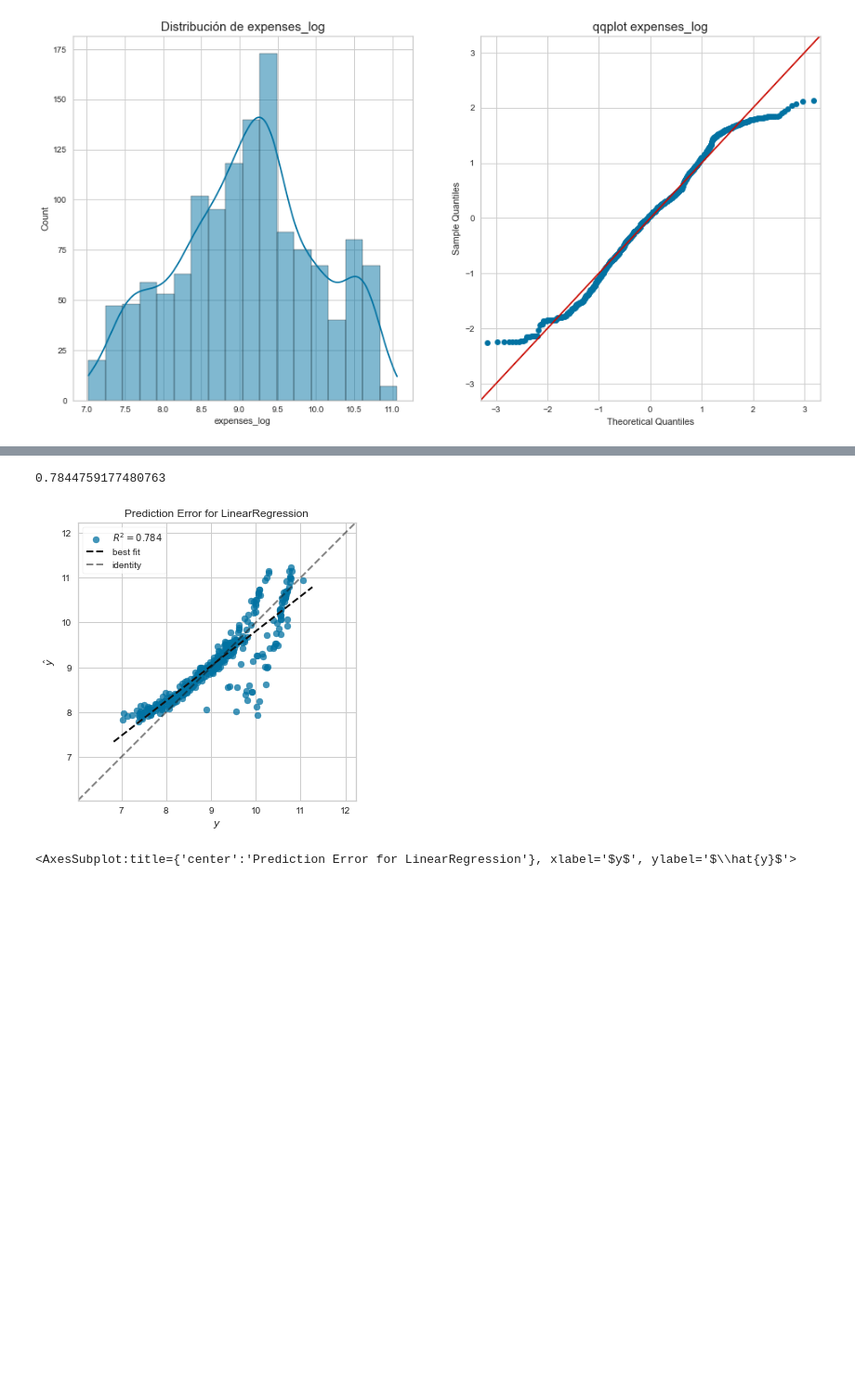
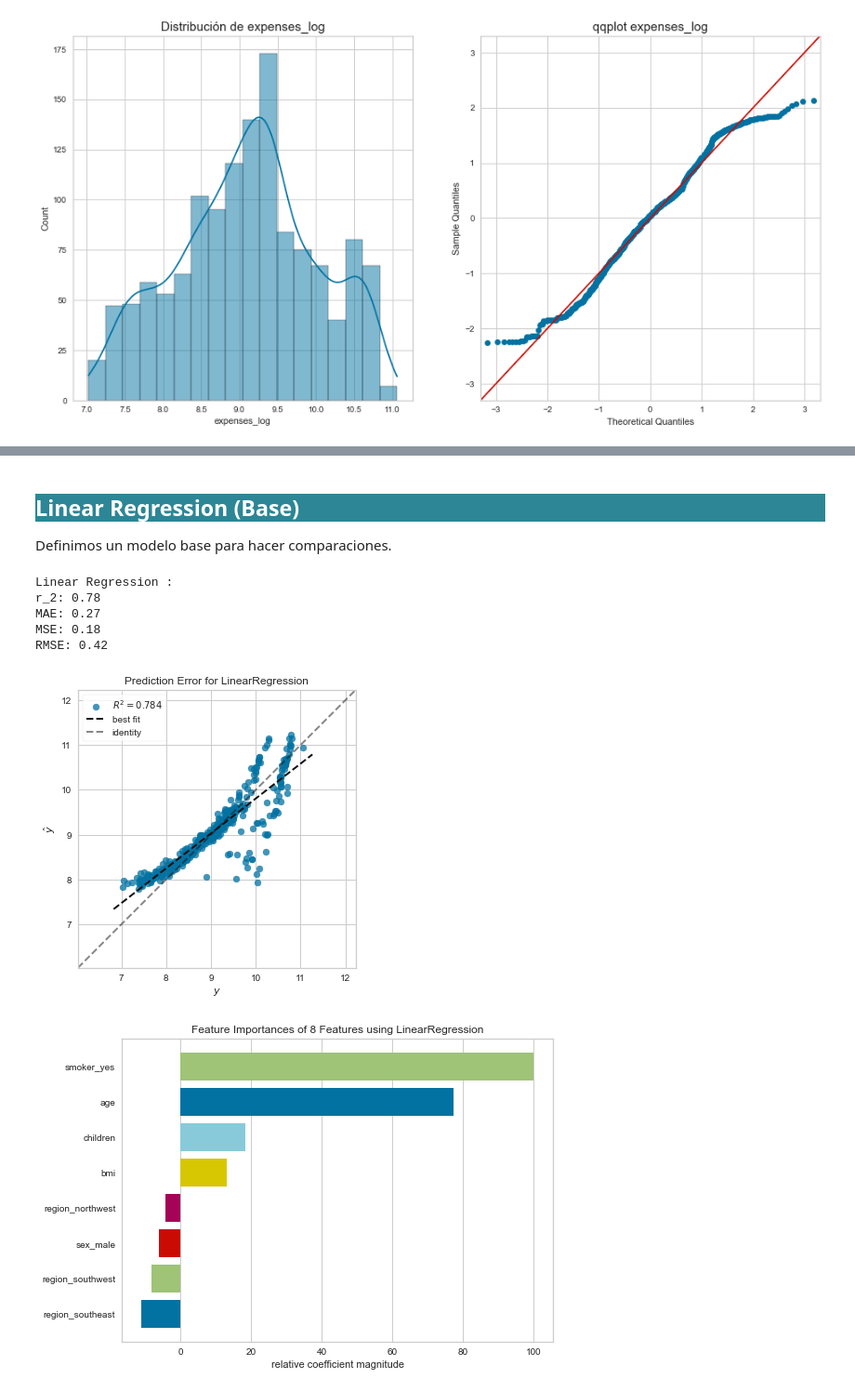
Before and after one commit to Gab0Jorq/insurance, a Jupyter notebook: insurance.ipynb, the cells around one changed output, grey strips where cells are left out. Shown at 93% size. Saved outputs shown, nothing was run; the diff lists cells and outputs as text; code cells hidden in the pictures; blank space fills up the shorter version.

```diff
--- a/insurance.ipynb
+++ b/insurance.ipynb
@@ -343,17 +366,30 @@ X_test = scaler.transform(X_test)
+# %% [markdown]
+<h2 style="background-color: #2C8695; color:#FFFFFF; font-family:courier">Linear Regression (Base)</h2>
+<p>Definimos un modelo base para hacer comparaciones.</p>
 # %%
 lr = LinearRegression()
 lr.fit(X_train, y_train)
-predict = lr.predict(X_test)
-score = r2_score(y_test, predict)
-print(score)
+y_pred_lr = lr.predict(X_test)
+score_lr = r2_score(y_test, y_pred_lr)
+resultados_r2['Linear Regression'] = score_lr
-# %% [output]
-0.7844759177480763
+# %%
+reportar_metricas(y_test, y_pred_lr, 'Linear Regression')
+# %% [output]
+Linear Regression :
+r_2: 0.78
+MAE: 0.27
+MSE: 0.18
+RMSE: 0.42
 # %%
-
-visualizer = PredictionError(lr)
-visualizer.fit(X_train, y_train)
-visualizer.score(X_test, y_test)
-visualizer.show()
+predict_error_lr = PredictionError(lr)
+predict_error_lr.fit(X_train, y_train)
+predict_error_lr.score(X_test, y_test)
+predict_error_lr.show();
 # %% [output]
 [figure]
-<AxesSubplot:title={'center':'Prediction Error for LinearRegression'}, xlabel='$y$', ylabel='$\\hat{y}$'>
+# %%
+feature_importance_lr = FeatureImportances(lr, labels=X.columns)
+feature_importance_lr.fit(X_train, y_train)
+feature_importance_lr.show();
+# %% [output]
+[figure, added]
```
Also changed, not shown: parts of 18 cells of this notebook.
